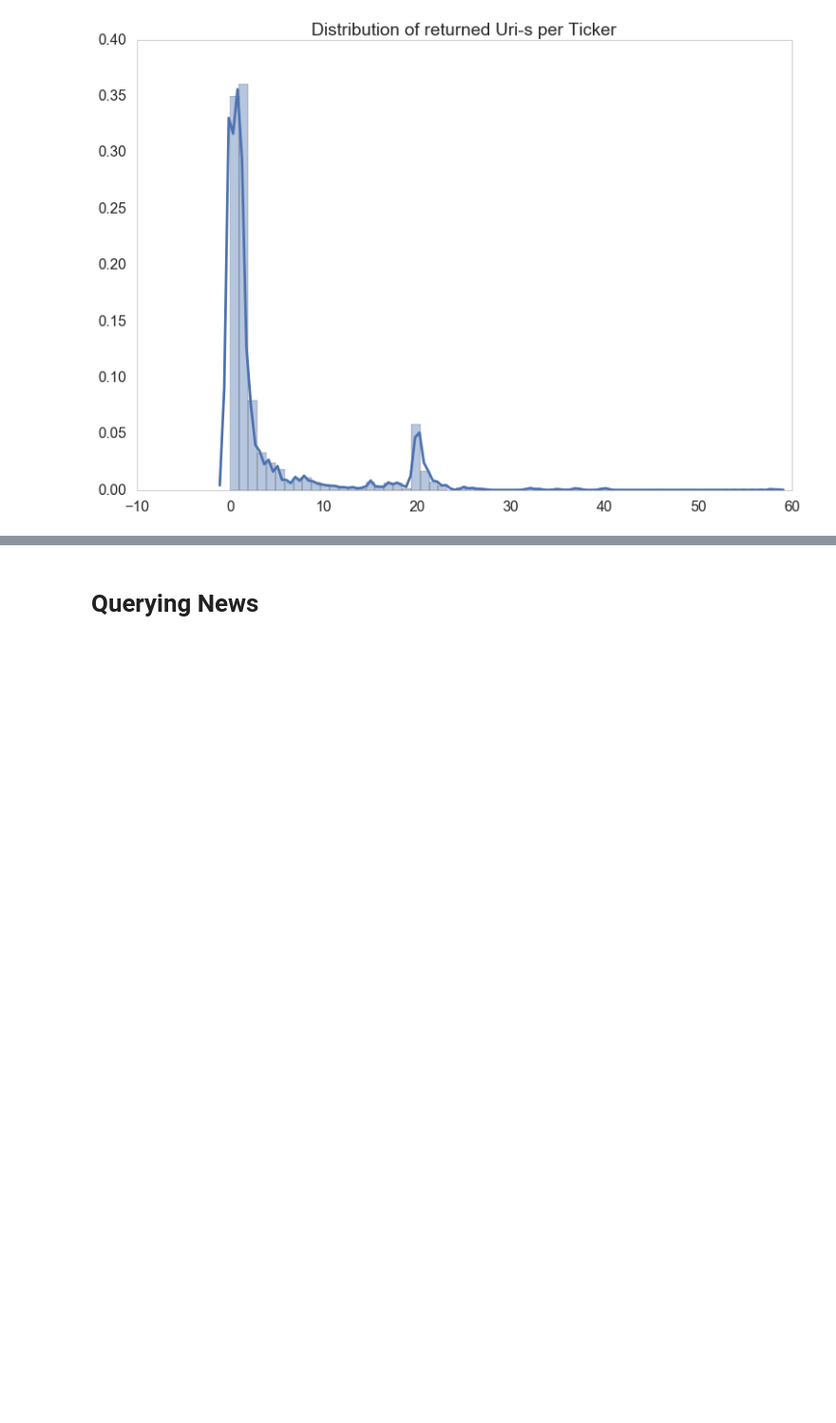
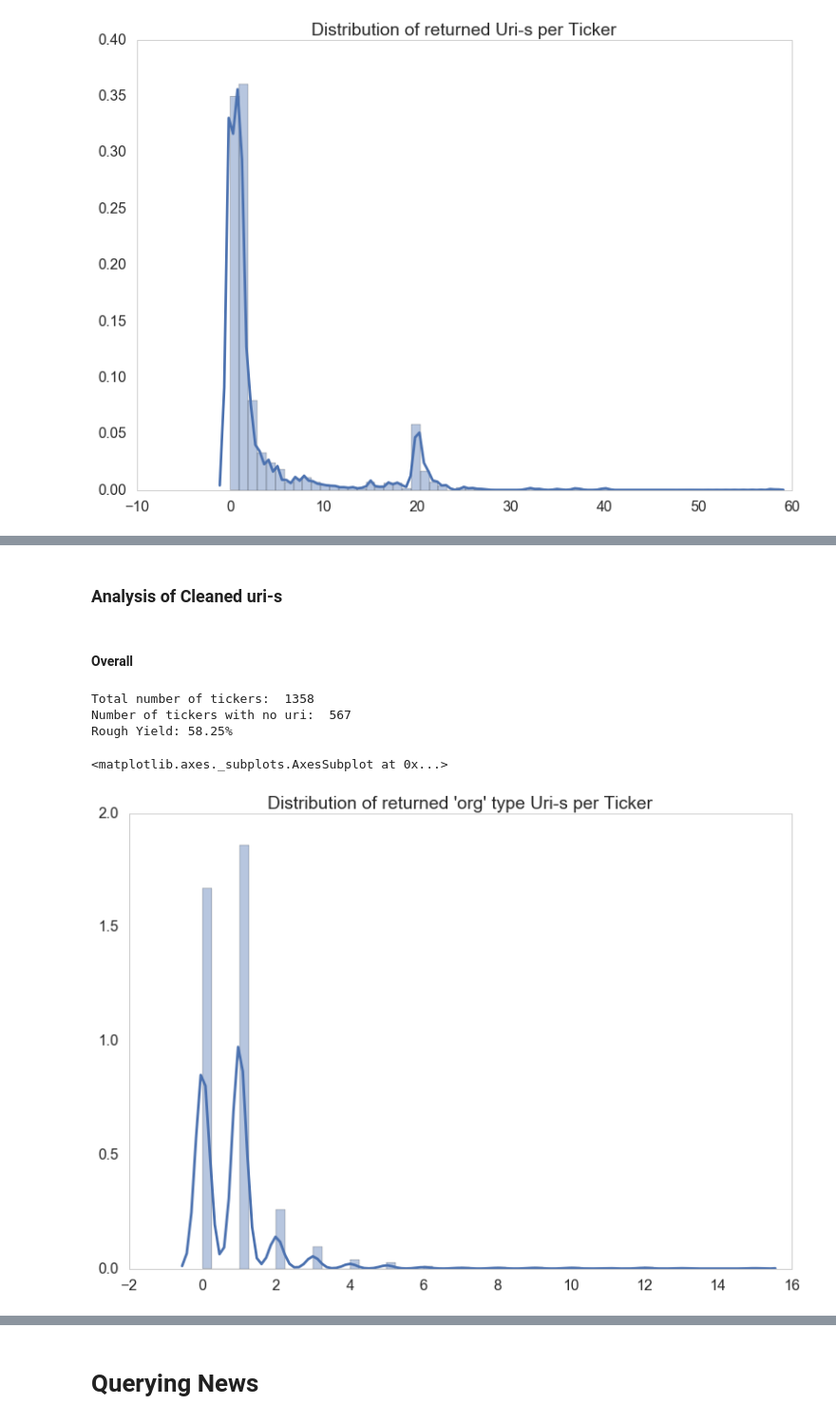
Before and after one commit to nolefp/ec970, a Jupyter notebook: Pilot Test.ipynb, the cells around one changed output, grey strips where cells are left out. Shown: that part at 95% size. Cells and saved outputs as stored; diff of their text form; code cells hidden in the pictures; blank space fills up the shorter version.

```diff
--- a/Pilot Test.ipynb
+++ b/Pilot Test.ipynb
@@ -817,0 +1019,9 @@ bysector.sort_values('share_fail')
+# %%
+# we make a new dictionary which only includes uri-s of the type 'org'
+org_uridict = {}
+for ticker, tickerdict in uridict.items():
+    newtickerdict = {}
+    for uri, uridata in tickerdict.items():
+        if uridata['type'] == 'org':
+            newtickerdict[uri] = uridata
+    org_uridict[ticker] = newtickerdict
@@ -817,0 +1048,28 @@ bysector.sort_values('share_fail')
+# %% [markdown]
+### Analysis of Cleaned uri-s
+# %% [markdown]
+#### Overall
+# %%
+# get some yield summarty stats
+ticker_uri_counts = []
+for ticker, org_uridicts in org_uridict.items():
+    ticker_uri_counts.append([ticker, len(org_uridicts)])
+uricounts = pd.DataFrame(ticker_uri_counts, columns=["Ticker","Uri Count"])
+uricounts.set_index('Ticker', inplace=1)
+
+print "Total number of tickers: ", len(uricounts.index)
+print "Number of tickers with no uri: ", uricounts['Uri Count'].value_counts().loc[0,]
+yield_ = 100 * (float(len(uricounts.index)) - uricounts['Uri Count'].value_counts().loc[0,]) / len(uricounts.index)
+print "Rough Yield: {:,.2f}%".format(yield_)
+# %% [output]
+Total number of tickers:  1358
+Number of tickers with no uri:  567
+Rough Yield: 58.25%
+# %%
+# plot hist
+plt.grid()
+plt.title("Distribution of returned 'org' type Uri-s per Ticker")
+sns.distplot(uricounts, norm_hist=False, bins=60)
+# %% [output]
+<matplotlib.axes._subplots.AxesSubplot at 0x...>
+[figure, added]
```
Also changed, not shown: parts of 67 cells of this notebook, 2 other files.
